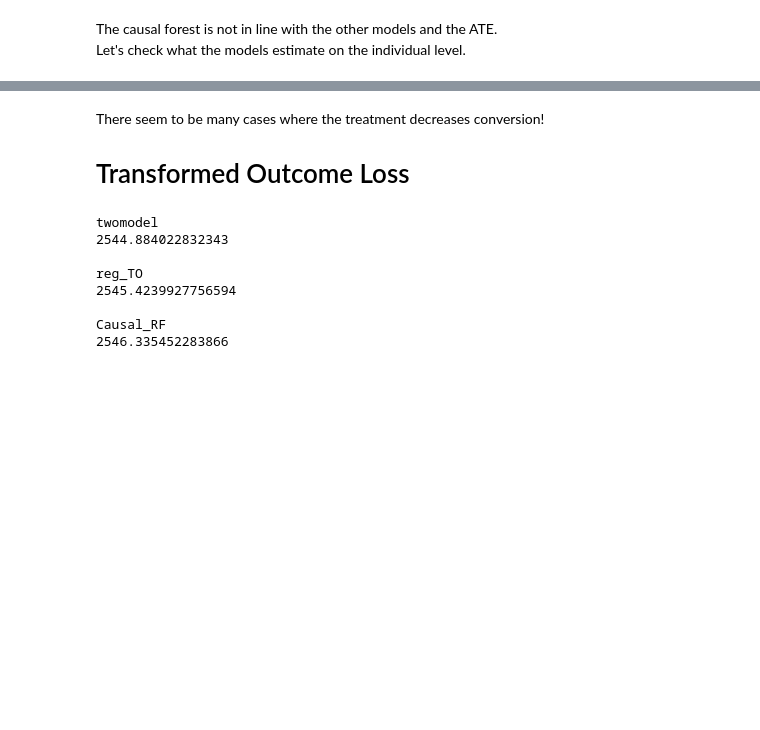
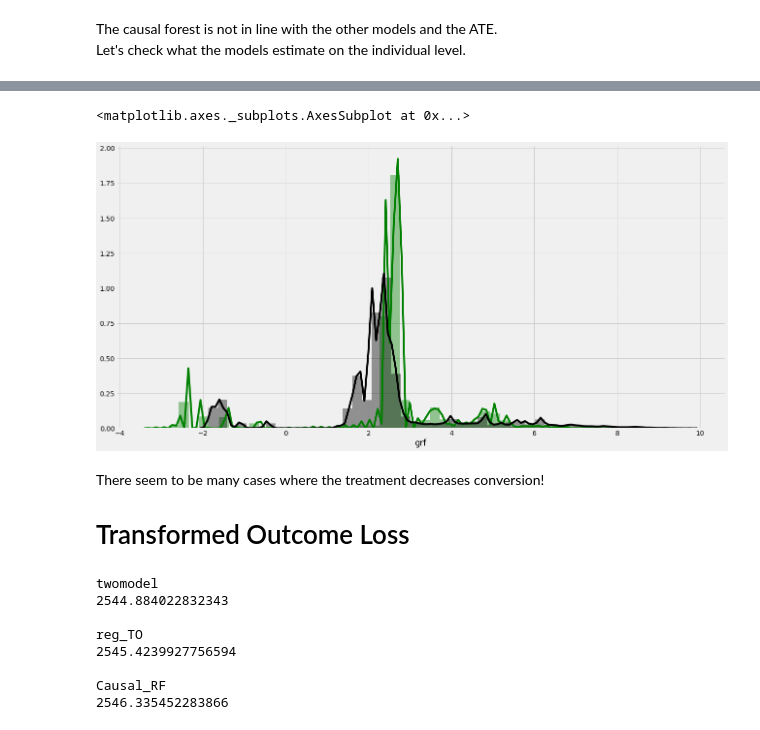
Before and after one commit to wiebkepeters/IS-HU-Berlin, a Jupyter notebook: CausalMLAdams.ipynb, the cells around one changed output, grey strips where cells are left out. Saved outputs shown, nothing was run; the diff lists cells and outputs as text; code cells hidden in the pictures; blank space fills up the shorter version.

```diff
--- a/CausalMLAdams.ipynb
+++ b/CausalMLAdams.ipynb
@@ -440,3 +464,10 @@ plt.legend() ;
+# %%
+# Causal Forest and Generalized Rsndom Forest comparison
+sns.distplot(pred['Causal_RF'], label = 'Causal Random Forest',  color='green')
+sns.distplot(pred['grf'], label = 'Generalized Random Forest',  color='black')
+# %% [output]
+<matplotlib.axes._subplots.AxesSubplot at 0x...>
+[figure, added]
 # %% [markdown]
 There seem to be many cases where the treatment decreases conversion!
 <br>
```
Also changed, not shown: parts of 8 cells of this notebook.
